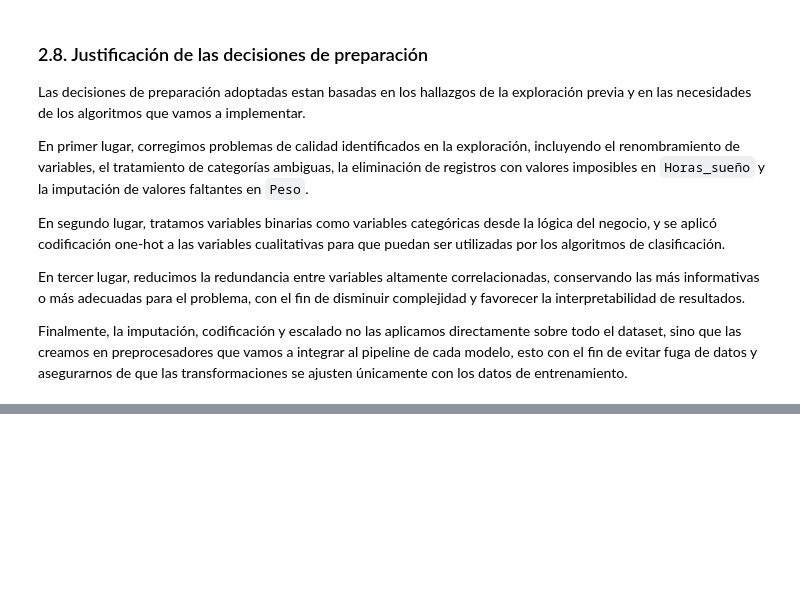
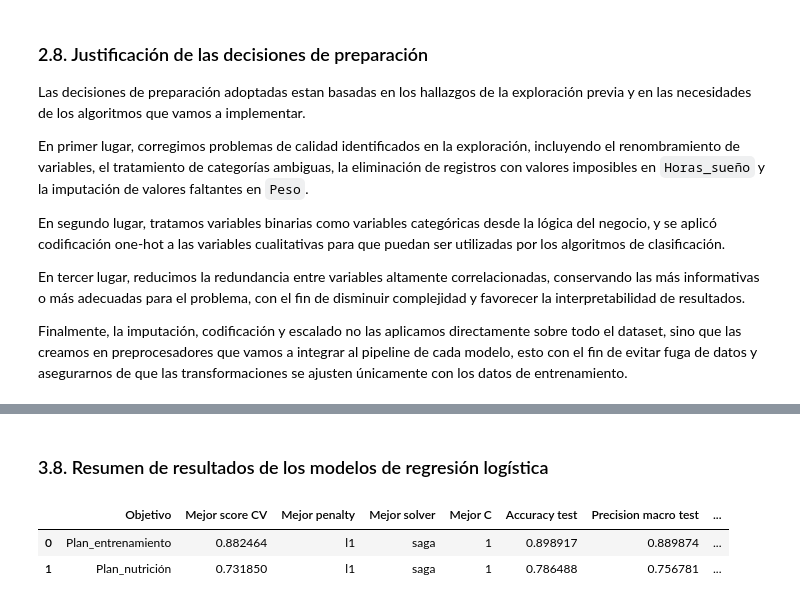
Before and after one commit to Dav1d10/MachineLearningLabs, a Jupyter notebook: Labs/Lab3.ipynb, the cells around one changed output, grey strips where cells are left out. Drawn from its saved outputs; the diff is of its cells as text; code cells hidden in the pictures; blank space fills up the shorter version.

```diff
--- a/Labs/Lab3.ipynb
+++ b/Labs/Lab3.ipynb
@@ -833,0 +1079,16 @@ Finalmente, la imputación, codificación y escalado no las aplicamos directamen
+# %% [markdown]
+### 3.8. Resumen de resultados de los modelos de regresión logística
+# %%
+resumen_logistica = pd.concat([
+    log_entrenamiento['resultados'],
+    log_nutricion['resultados']
+], ignore_index=True)
+
+display(resumen_logistica)
+
+mejor_log_ent = log_entrenamiento['best_model']
+mejor_log_nut = log_nutricion['best_model']
+# %% [output]
+|  | Objetivo | Mejor score CV | Mejor penalty | Mejor solver | Mejor C | Accuracy test | Precision macro test | ... |
+| 0 | Plan_entrenamiento | 0.882464 | l1 | saga | 1 | 0.898917 | 0.889874 | ... |
+| 1 | Plan_nutrición | 0.731850 | l1 | saga | 1 | 0.786488 | 0.756781 | ... |
```
Also changed, not shown: parts of 18 cells of this notebook.
